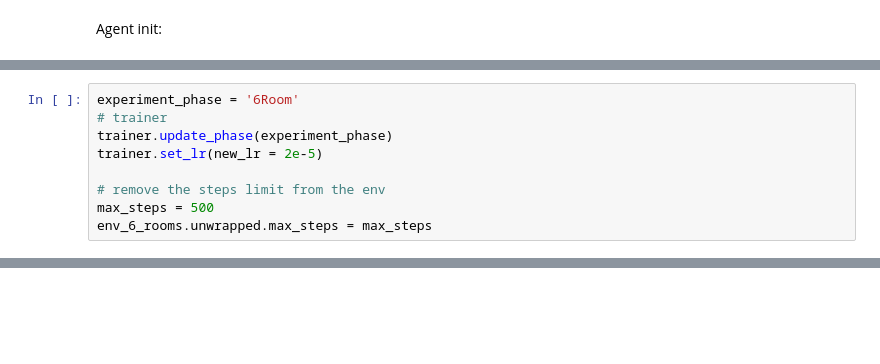
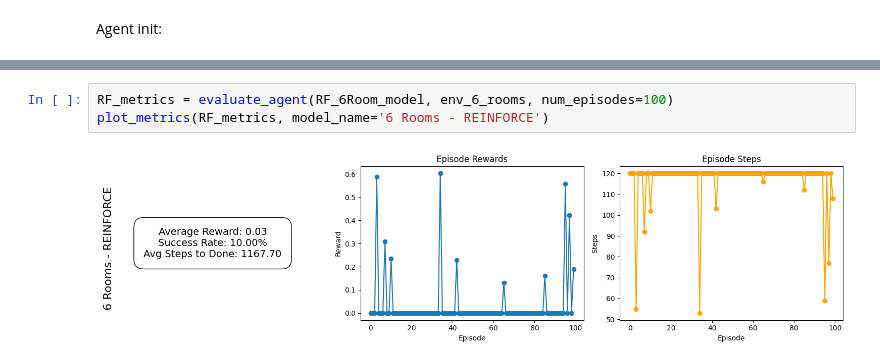
Before and after one commit to Jonathm126/RL_Maze, a Jupyter notebook: P03_inference.ipynb, the cells around one changed output, grey strips where cells are left out. Cells and saved outputs as stored; diff of their text form; blank space fills up the shorter version.

```diff
--- a/P03_inference.ipynb
+++ b/P03_inference.ipynb
@@ -99,9 +103,0 @@ trainer.policy_network.load_state_dict(torch.load('experiments\RF_02\Mar-06_22-1
-# %%
-experiment_phase = '6Room'
-# trainer
-trainer.update_phase(experiment_phase)
-trainer.set_lr(new_lr = 2e-5)
-
-# remove the steps limit from the env
-max_steps = 500
-env_6_rooms.unwrapped.max_steps = max_steps
@@ -117 +111,6 @@ trainer.train(env = env_6_rooms, num_episodes = 10000, max_steps = max_steps, en
+# %%
+RF_metrics = evaluate_agent(RF_6Room_model, env_6_rooms, num_episodes=100)
+plot_metrics(RF_metrics, model_name='6 Rooms - REINFORCE')
+# %% [output]
+[figure, added]
 # %%
```
Also changed, not shown: parts of 33 cells of this notebook, 11 other files.
